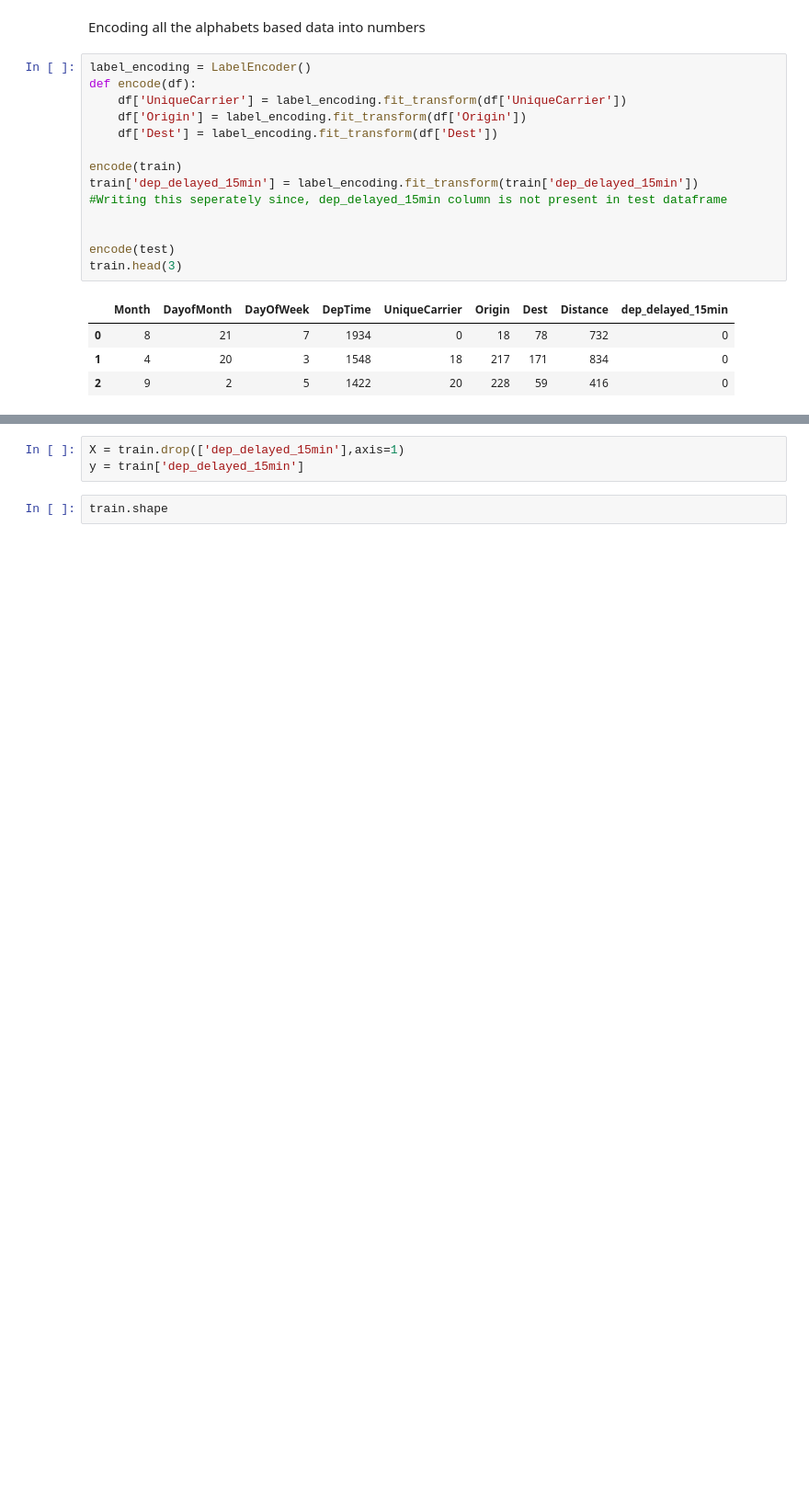
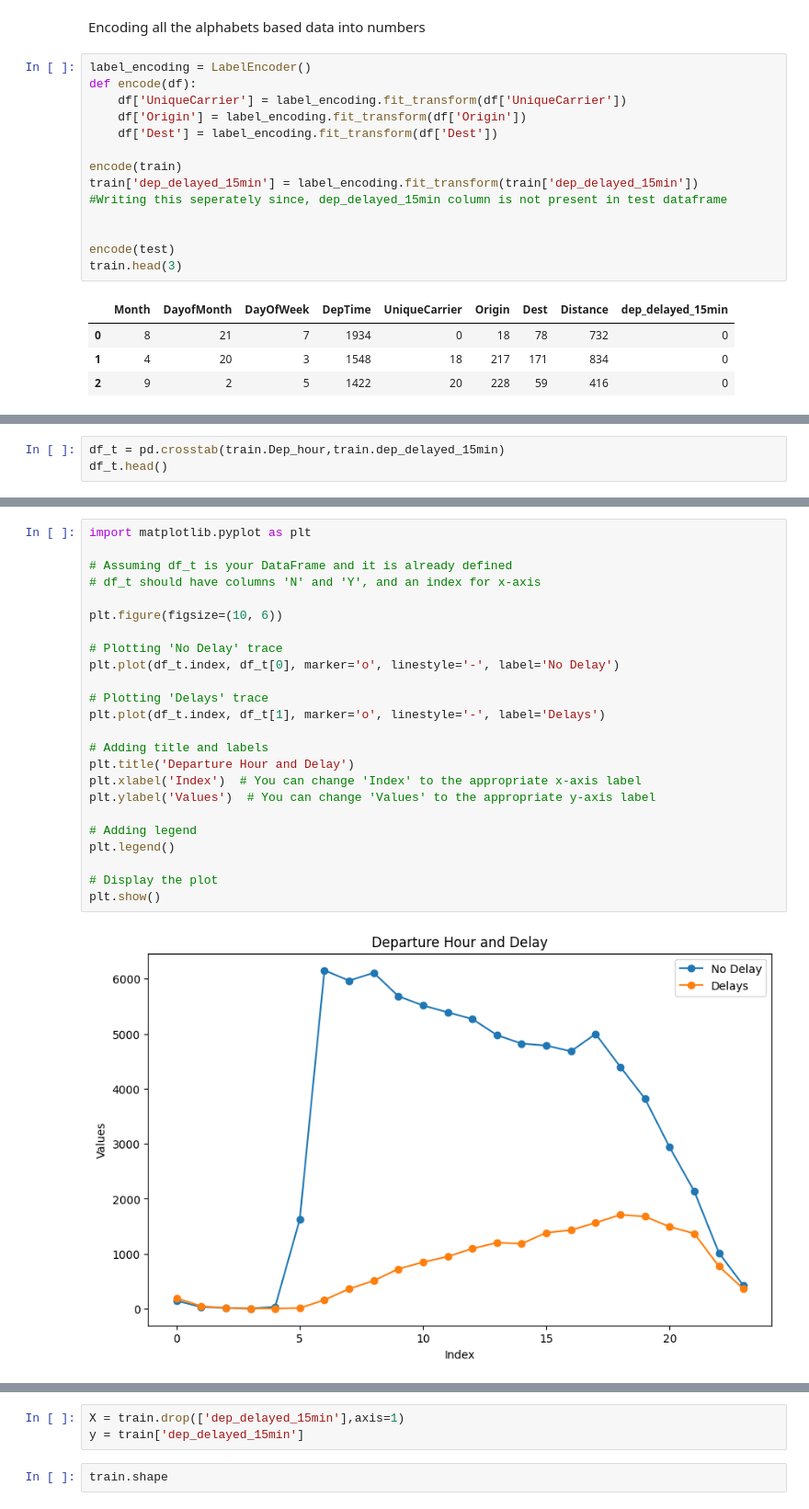
Before and after one commit to simon1938/Flight-delay, a Jupyter notebook: DS52_flight_delay.ipynb, the cells around one changed output, grey strips where cells are left out. Shown at 92% size. Cells and saved outputs as stored; diff of their text form; blank space fills up the shorter version.

```diff
--- a/DS52_flight_delay.ipynb
+++ b/DS52_flight_delay.ipynb
@@ -98,0 +188,3 @@ train.head(3)
+# %%
+df_t = pd.crosstab(train.Dep_hour,train.dep_delayed_15min)
+df_t.head()
@@ -98,0 +199,26 @@ train.head(3)
+# %%
+import matplotlib.pyplot as plt
+
+# Assuming df_t is your DataFrame and it is already defined
+# df_t should have columns 'N' and 'Y', and an index for x-axis
+
+plt.figure(figsize=(10, 6))
+
+# Plotting 'No Delay' trace
+plt.plot(df_t.index, df_t[0], marker='o', linestyle='-', label='No Delay')
+
+# Plotting 'Delays' trace
+plt.plot(df_t.index, df_t[1], marker='o', linestyle='-', label='Delays')
+
+# Adding title and labels
+plt.title('Departure Hour and Delay')
+plt.xlabel('Index')  # You can change 'Index' to the appropriate x-axis label
+plt.ylabel('Values')  # You can change 'Values' to the appropriate y-axis label
+
+# Adding legend
+plt.legend()
+
+# Display the plot
+plt.show()
+# %% [output]
+[figure, added]
```
Also changed, not shown: parts of 27 cells of this notebook, 2 other files.
